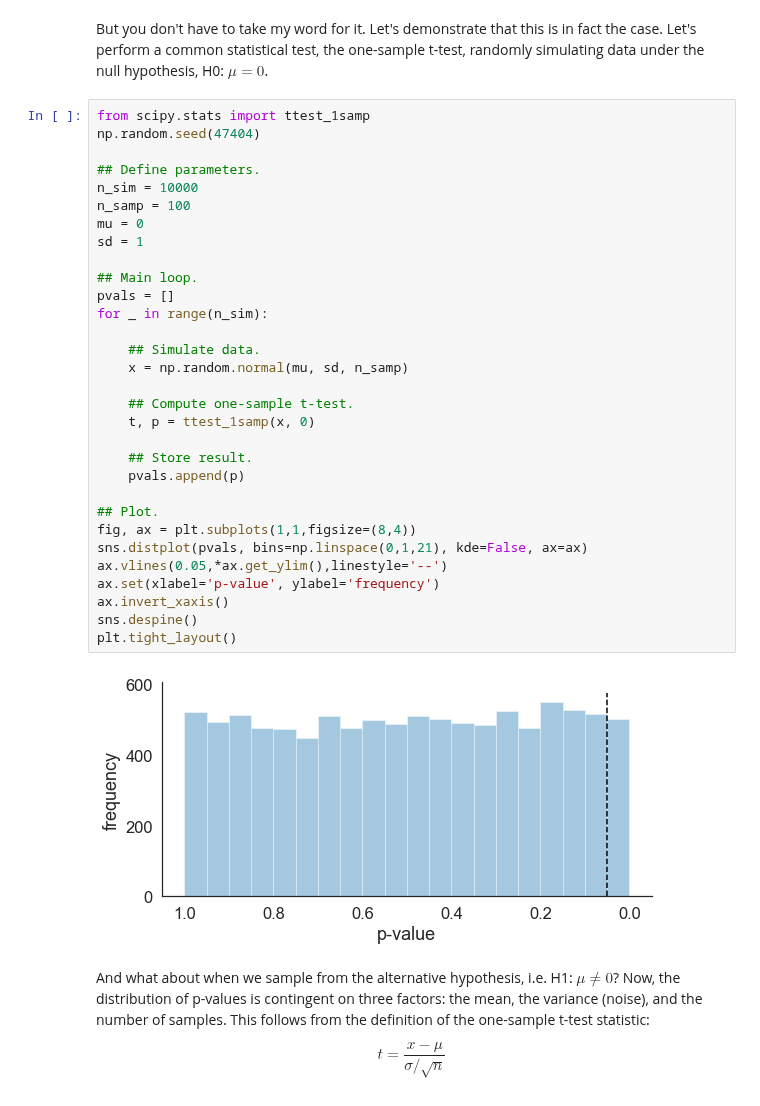
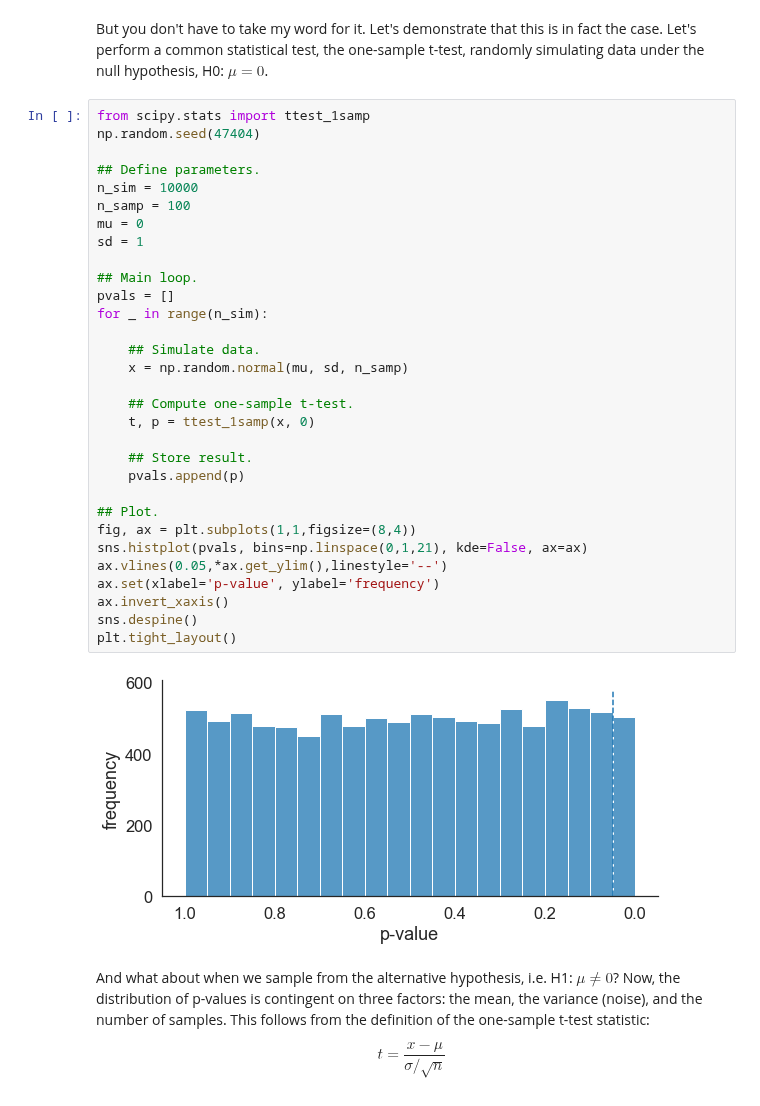
Before and after one commit to yunchang-z/neu502b-lab, a Jupyter notebook: stats-01/stats-01.ipynb, the cells around one changed output. Drawn from its saved outputs; the diff is of its cells as text.

Commit message:
Switch deprecated distplot() to histplot()

```diff
--- a/stats-01/stats-01.ipynb
+++ b/stats-01/stats-01.ipynb
@@ -38,35 +38,35 @@ But you don't have to take my word for it. Let's demonstrate that this is in fac
 from scipy.stats import ttest_1samp
 np.random.seed(47404)
 
 ## Define parameters.
 n_sim = 10000
 n_samp = 100
 mu = 0
 sd = 1
 
 ## Main loop.
 pvals = []
 for _ in range(n_sim):
 
     ## Simulate data.
     x = np.random.normal(mu, sd, n_samp)
 
     ## Compute one-sample t-test.
     t, p = ttest_1samp(x, 0)
 
     ## Store result.
     pvals.append(p)
 
 ## Plot.
 fig, ax = plt.subplots(1,1,figsize=(8,4))
-sns.distplot(pvals, bins=np.linspace(0,1,21), kde=False, ax=ax)
+sns.histplot(pvals, bins=np.linspace(0,1,21), kde=False, ax=ax)
 ax.vlines(0.05,*ax.get_ylim(),linestyle='--')
 ax.set(xlabel='p-value', ylabel='frequency')
 ax.invert_xaxis()
 sns.despine()
 plt.tight_layout()
 # %% [output]
-[figure, old version]
+[figure, new version]
 # %% [markdown]
 And what about when we sample from the alternative hypothesis, i.e. H1: $\mu \neq 0$? Now, the distribution of p-values is contingent on three factors: the mean, the variance (noise), and the number of samples. This follows from the definition of the one-sample t-test statistic:
 
```
Also changed, not shown: parts of 6 cells of this notebook.
